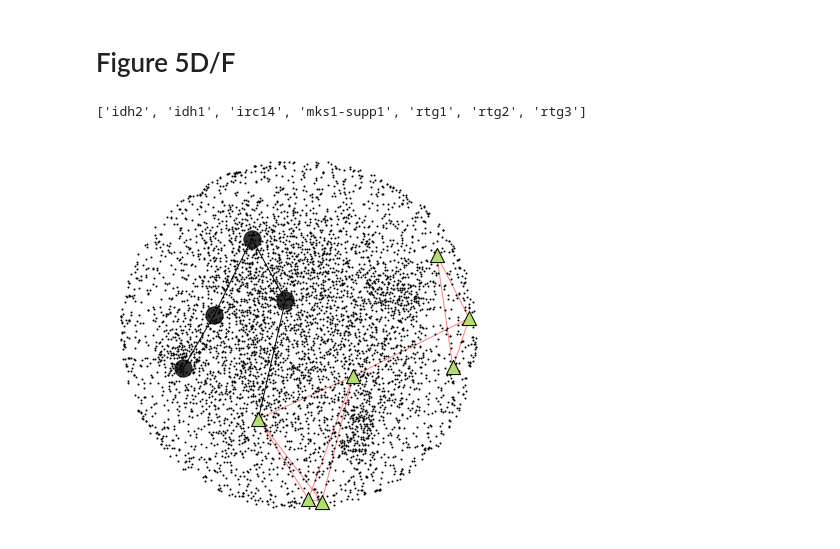
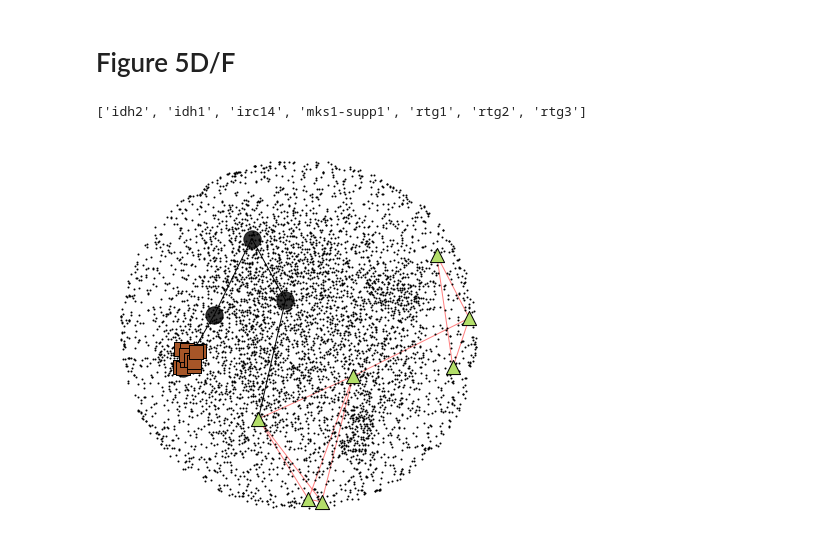
Before and after one commit to oacar/enm_package, a Jupyter notebook: processed_notebooks_figures/01-Fig1bcd_3c_4b_5df-052421.ipynb, the cells around one changed output. Drawn from its saved outputs; the diff is of its cells as text; code cells hidden in the pictures.

Commit message:
Fixed a network color

```diff
--- a/processed_notebooks_figures/01-Fig1bcd_3c_4b_5df-052421.ipynb
+++ b/processed_notebooks_figures/01-Fig1bcd_3c_4b_5df-052421.ipynb
@@ -523,7 +523,7 @@ plt.savefig(f'{figure_folder}/fig4b.png',bbox_inches='tight',dpi=150)
 # %%
 #define source and target effector/sensor clusters
 
-eff_group = 'Chromosome segregation'
+eff_group = 'EC1 (Chromosome segregation)'
 sens_group = "SC6\nMitochondria nucleus\nsignaling pathway"
 sub_list = []
 #select source and target gene from respective clusters
@@ -543,40 +543,39 @@ nx.draw_networkx_nodes(node_sub,pos=pos,alpha=0.8,
                     #  node_size = [prs_mat_df.loc[source,:].to_dict()[i]*10000 for i in sub.nodes],
     node_color = 'black')
 
 nx.draw_networkx_edges(sub,pos=pos)
 for itr, i in enumerate(sensor_order):
     if i == sens_group:
         orf_names_to_plot = sensors_pcc.loc[sensors_pcc.label==i, 'orf_name'].tolist()
         print(orf_names_to_plot)
         sub_list.extend(orf_names_to_plot)
 
         nx.draw_networkx_nodes(e_pcc.graph_gc, nodelist=orf_names_to_plot, node_size=200, pos=pos,
                             node_color=sensor_colors[itr],
                             node_shape='^',edgecolors='black',
                             linewidths=1)
         nx.draw_networkx_edges(nx.induced_subgraph(e_pcc.graph_gc, orf_names_to_plot), ax=ax , pos=pos, edge_color='red',alpha=0.5)
 
         legend_elements.append(
             Line2D([0], [0], marker='^', color='black', label=f'Sensors ({i})',
                                 markerfacecolor=sensor_colors[itr], markersize=12, linestyle="None")
         )
 
-for itr, i in enumerate(effector_order):
-    if i == eff_group:
-        orf_names_to_plot = effector_pcc.loc[effector_pcc.go_group==i,'orf_name'].tolist()
-        sub_list.extend(orf_names_to_plot)
 
-        nx.draw_networkx_nodes(e_pcc.graph_gc, nodelist=orf_names_to_plot, node_size=200, pos=pos,
-                            node_color=effector_colors[itr],
-                            node_shape='s',edgecolors='black',
-                            linewidths=1)
-        nx.draw_networkx_edges(nx.induced_subgraph(e_pcc.graph_gc, orf_names_to_plot), ax=ax , pos=pos, edge_color='blue',alpha=0.5)
+orf_names_to_plot = effector_pcc.loc[effector_pcc.go_group==eff_group,'orf_name'].tolist()
+sub_list.extend(orf_names_to_plot)
+
+nx.draw_networkx_nodes(e_pcc.graph_gc, nodelist=orf_names_to_plot, node_size=200, pos=pos,
+                    node_color=effector_colors[0],
+                    node_shape='s',edgecolors='black',
+                    linewidths=1)
+nx.draw_networkx_edges(nx.induced_subgraph(e_pcc.graph_gc, orf_names_to_plot), ax=ax , pos=pos, edge_color='blue',alpha=0.5)
 ax.set_facecolor('white')
 ax.axis('off')
 if snakemake.params['save']:
     plt.savefig(f'{figure_folder}/fig5d.png',bbox_inches='tight',dpi=150)
 
 nx.write_edgelist(nx.induced_subgraph(e_pcc.graph_gc,sub_list),f'{figure_folder}/path1.csv', delimiter=',',data=False)
 # %% [output]
 ['idh2', 'idh1', 'irc14', 'mks1-supp1', 'rtg1', 'rtg2', 'rtg3']
-[figure, old version]
+[figure, new version]
```
Also changed, not shown: parts of 4 cells of this notebook, 1 other file.
